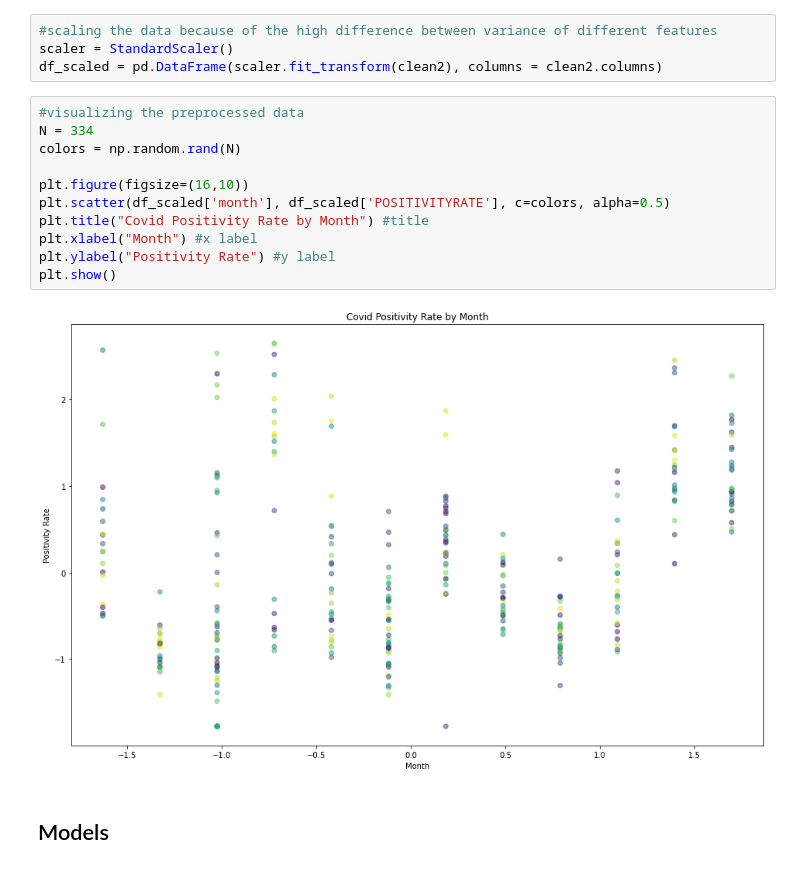
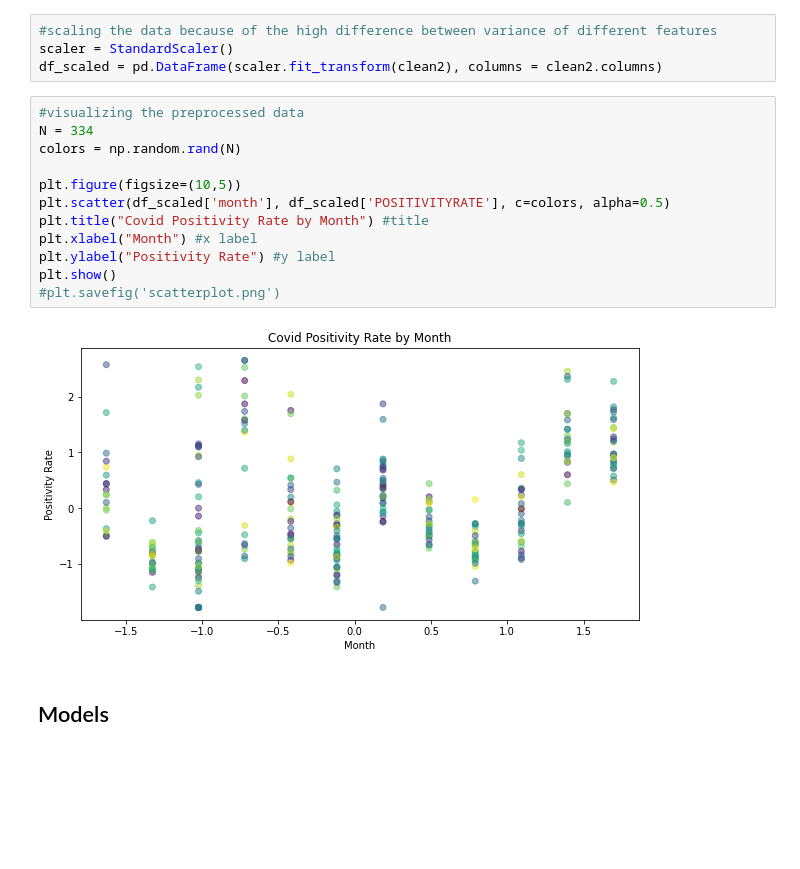
Before and after one commit to olesiam10/Homework, a Jupyter notebook: FinalProject/final_project.ipynb, the cells around one changed output. Drawn from its saved outputs; the diff is of its cells as text; blank space fills up the shorter version.

```diff
--- a/FinalProject/final_project.ipynb
+++ b/FinalProject/final_project.ipynb
@@ -185,16 +185,17 @@ df_scaled = pd.DataFrame(scaler.fit_transform(clean2), columns = clean2.columns)
 # %%
 #visualizing the preprocessed data
 N = 334
 colors = np.random.rand(N)
 
-plt.figure(figsize=(16,10))
+plt.figure(figsize=(10,5))
 plt.scatter(df_scaled['month'], df_scaled['POSITIVITYRATE'], c=colors, alpha=0.5)
 plt.title("Covid Positivity Rate by Month") #title
 plt.xlabel("Month") #x label
 plt.ylabel("Positivity Rate") #y label
 plt.show()
+#plt.savefig('scatterplot.png')
 # %% [output]
-[figure, old version]
+[figure, new version]
 # %% [markdown]
 ## Models
 # %% [markdown]
```
Also changed, not shown: parts of 8 cells of this notebook.
